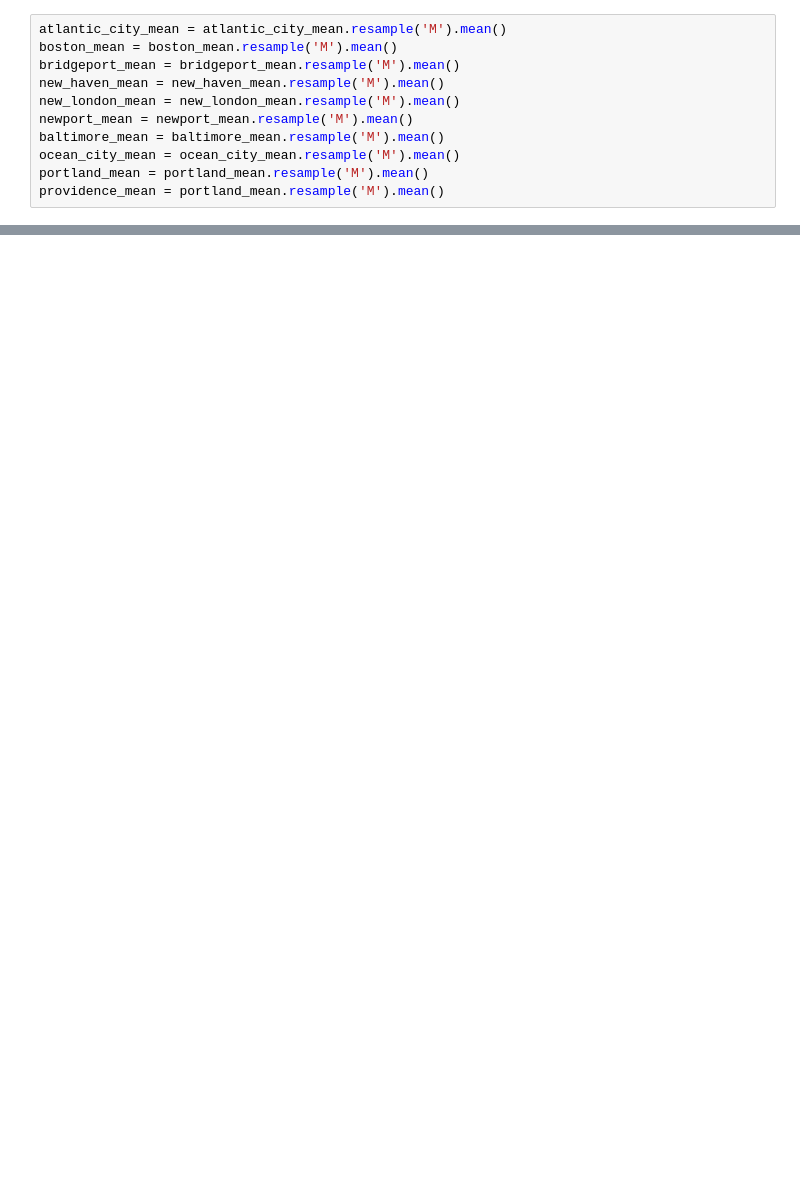
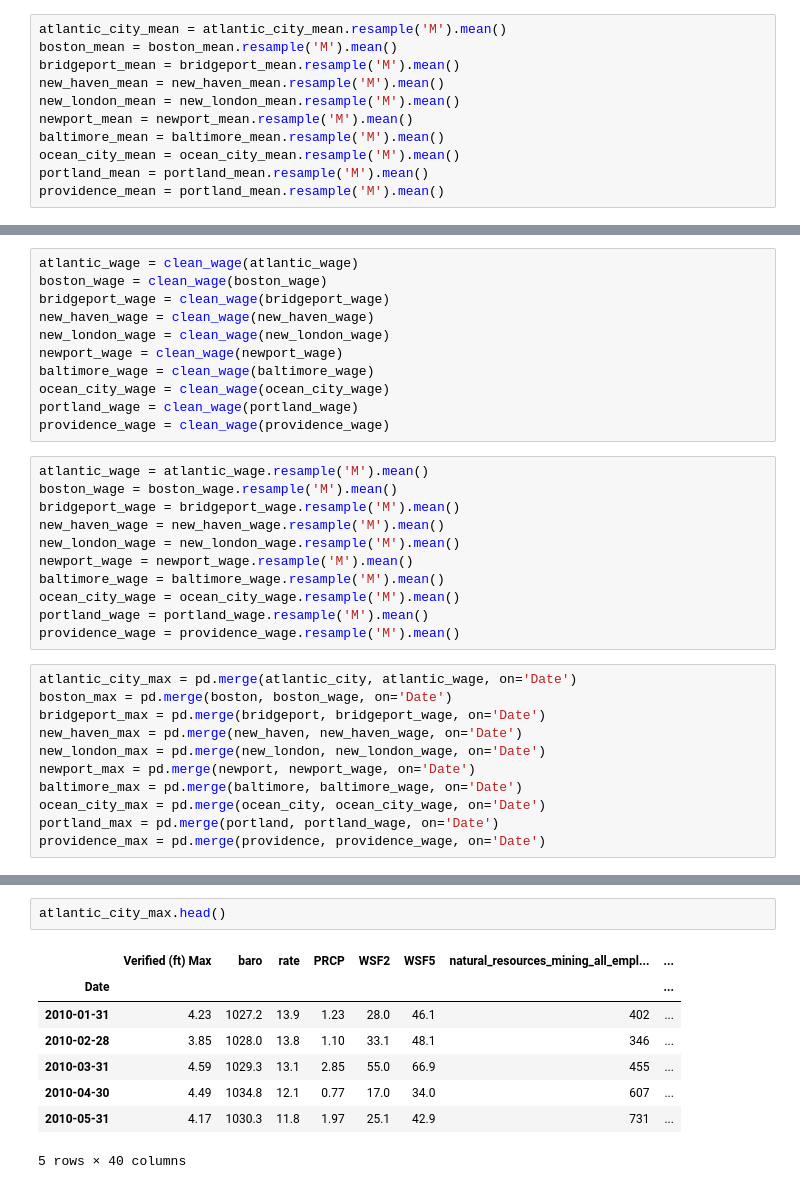
Before and after one commit to MekdeSciD/client_project_hurricane_sandy, a Jupyter notebook: cleaning_notebook.ipynb, the cells around one changed output, grey strips where cells are left out. Saved outputs shown, nothing was run; the diff lists cells and outputs as text; blank space fills up the shorter version.

```diff
--- a/cleaning_notebook.ipynb
+++ b/cleaning_notebook.ipynb
@@ -692,0 +684,33 @@ atlantic_wage.resample('M').mean()
+# %%
+atlantic_wage = clean_wage(atlantic_wage)
+boston_wage = clean_wage(boston_wage)
+bridgeport_wage = clean_wage(bridgeport_wage)
+new_haven_wage = clean_wage(new_haven_wage)
+new_london_wage = clean_wage(new_london_wage)
+newport_wage = clean_wage(newport_wage)
+baltimore_wage = clean_wage(baltimore_wage)
+ocean_city_wage = clean_wage(ocean_city_wage)
+portland_wage = clean_wage(portland_wage)
+providence_wage = clean_wage(providence_wage)
+# %%
+atlantic_wage = atlantic_wage.resample('M').mean()
+boston_wage = boston_wage.resample('M').mean()
+bridgeport_wage = bridgeport_wage.resample('M').mean()
+new_haven_wage = new_haven_wage.resample('M').mean()
+new_london_wage = new_london_wage.resample('M').mean()
+newport_wage = newport_wage.resample('M').mean()
+baltimore_wage = baltimore_wage.resample('M').mean()
+ocean_city_wage = ocean_city_wage.resample('M').mean()
+portland_wage = portland_wage.resample('M').mean()
+providence_wage = providence_wage.resample('M').mean()
+# %%
+atlantic_city_max = pd.merge(atlantic_city, atlantic_wage, on='Date')
+boston_max = pd.merge(boston, boston_wage, on='Date')
+bridgeport_max = pd.merge(bridgeport, bridgeport_wage, on='Date')
+new_haven_max = pd.merge(new_haven, new_haven_wage, on='Date')
+new_london_max = pd.merge(new_london, new_london_wage, on='Date')
+newport_max = pd.merge(newport, newport_wage, on='Date')
+baltimore_max = pd.merge(baltimore, baltimore_wage, on='Date')
+ocean_city_max = pd.merge(ocean_city, ocean_city_wage, on='Date')
+portland_max = pd.merge(portland, portland_wage, on='Date')
+providence_max = pd.merge(providence, providence_wage, on='Date')
@@ -692,0 +728,11 @@ atlantic_wage.resample('M').mean()
+# %%
+atlantic_city_max.head()
+# %% [output]
+|  | Verified (ft) Max | baro | rate | PRCP | WSF2 | WSF5 | natural_resources_mining_all_empl... | ... |
+| Date |  |  |  |  |  |  |  | ... |
+| 2010-01-31 | 4.23 | 1027.2 | 13.9 | 1.23 | 28.0 | 46.1 | 402 | ... |
+| 2010-02-28 | 3.85 | 1028.0 | 13.8 | 1.10 | 33.1 | 48.1 | 346 | ... |
+| 2010-03-31 | 4.59 | 1029.3 | 13.1 | 2.85 | 55.0 | 66.9 | 455 | ... |
+| 2010-04-30 | 4.49 | 1034.8 | 12.1 | 0.77 | 17.0 | 34.0 | 607 | ... |
+| 2010-05-31 | 4.17 | 1030.3 | 11.8 | 1.97 | 25.1 | 42.9 | 731 | ... |
+5 rows × 40 columns
```
Also changed, not shown: parts of 5 cells of this notebook.
